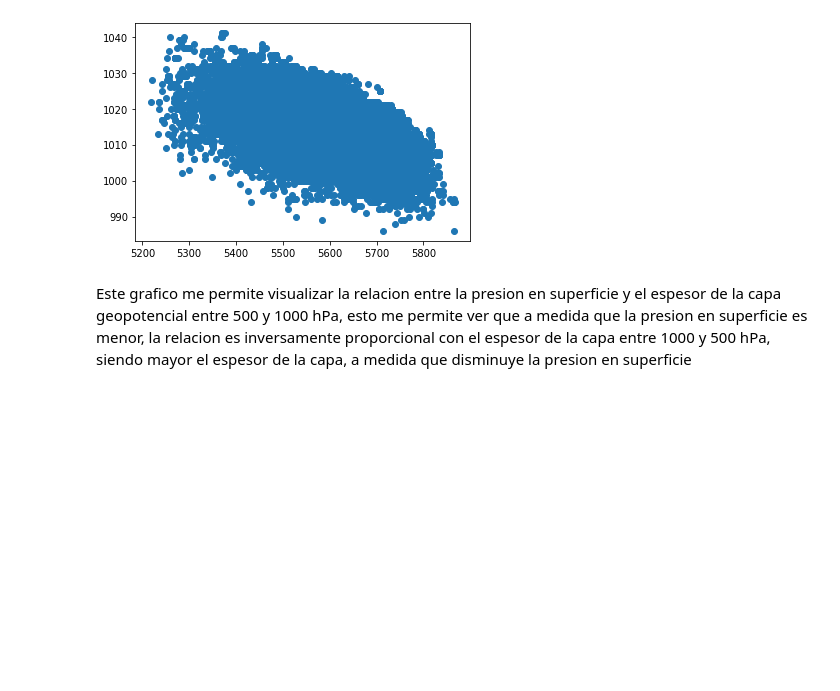
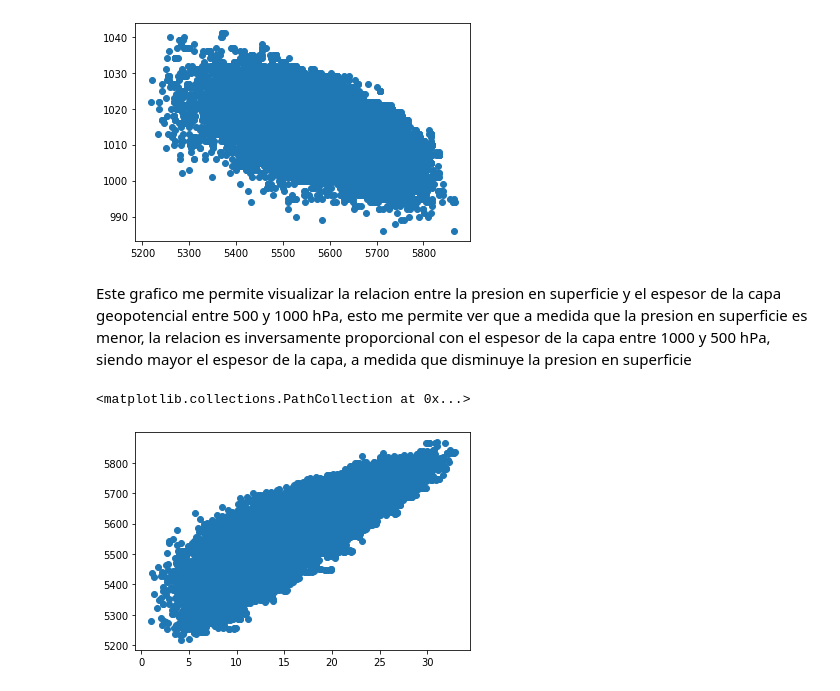
Before and after one commit to luisalfonso634/C2-G13-m, a Jupyter notebook: WeatherDataSet_2.ipynb, the cells around one changed output. Drawn from its saved outputs; the diff is of its cells as text; code cells hidden in the pictures; blank space fills up the shorter version.

```diff
--- a/WeatherDataSet_2.ipynb
+++ b/WeatherDataSet_2.ipynb
@@ -361,3 +361,8 @@ plt.scatter(df['layer_thickness_500hPa_1000hPa:m'],df['sfc_pressure:hPa'])
 [figure]
 # %% [markdown]
 Este grafico me permite visualizar la relacion entre la presion en superficie y el espesor de la capa geopotencial entre 500 y 1000 hPa, esto me permite ver que a medida que la presion en superficie es menor, la relacion es inversamente proporcional con el espesor de la capa entre 1000 y 500 hPa, siendo mayor el espesor de la capa, a medida que disminuye la presion en superficie
+# %%
+plt.scatter(df['t_2m:C'],df['layer_thickness_500hPa_1000hPa:m'])
+# %% [output]
+<matplotlib.collections.PathCollection at 0x...>
+[figure, added]
```
Also changed, not shown: parts of 4 cells of this notebook.
